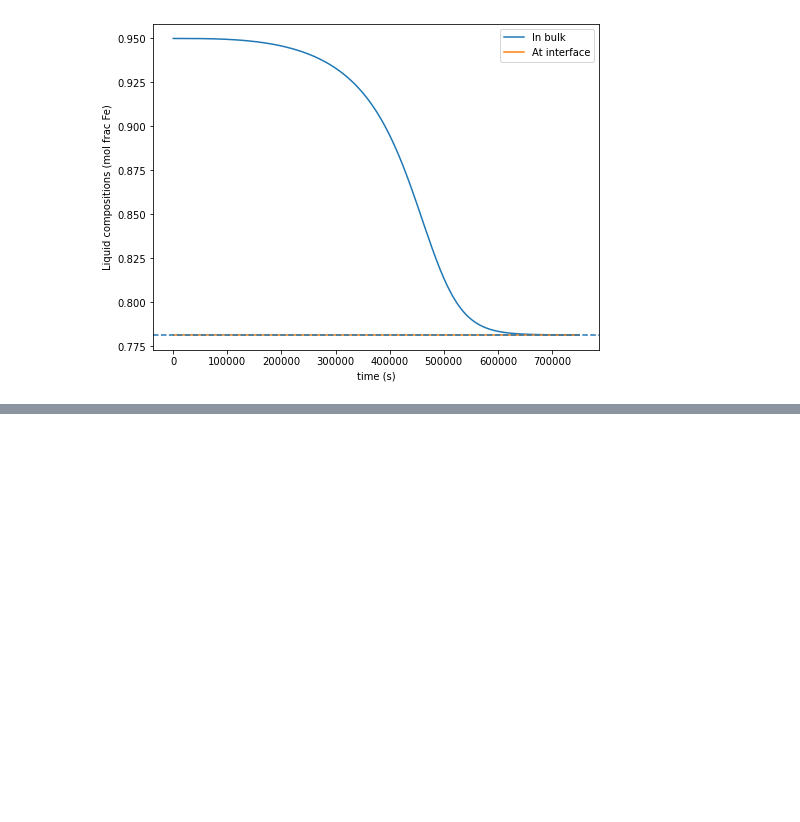
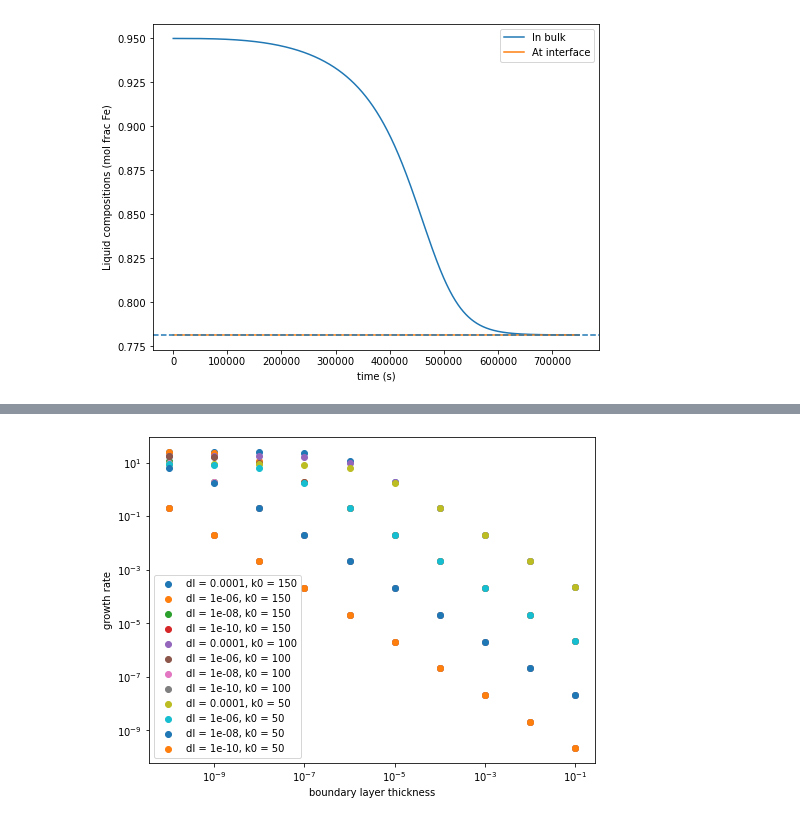
Before and after one commit to andreww/slurry, a Jupyter notebook: growth_with_boundary_layer.ipynb, the cells around one changed output, grey strips where cells are left out. Drawn from its saved outputs; the diff is of its cells as text; code cells hidden in the pictures; blank space fills up the shorter version.

```diff
--- a/growth_with_boundary_layer.ipynb
+++ b/growth_with_boundary_layer.ipynb
@@ -485,0 +498,33 @@ plt.show()
+# %%
+xi = 0.95
+rtot = 1.0
+rp = 0.5
+t = 5000.0
+p = 330.0
+
+deltas = [1.0E-10, 1.0E-9, 1.0E-8, 1.0E-7, 1.0E-6, 1.0E-5, 1.0E-4, 1.0E-3, 1.0E-2, 0.1]
+k0s = [150, 100, 50]
+dls = [1.0E-4, 1.0E-6, 1.0E-8, 1.0E-10]
+vs = []
+
+fig, ax = plt.subplots(figsize=(8,6))
+
+for k0 in k0s:
+    v0, xl, error = well_mixed_growth_rate(rp, xi, rtot, t, p, k0)
+    #print(k0, '--', '--', v, error)
+    for dl in dls:
+        for delta in deltas:
+            v, xp, xl, error = diffusion_growth_rate(rp, xi, delta, rtot, t, p, dl, k0)
+            vs.append(v)
+            #print(k0, delta, dl, v, error)
+        ax.scatter(deltas, np.array(vs), label='dl = {}, k0 = {}'.format(dl, k0))
+        vs = []
+
+ax.legend()
+ax.set_yscale('log')
+ax.set_xscale('log')
+ax.set_ylabel('growth rate')
+ax.set_xlabel('boundary layer thickness')
+plt.show()
+# %% [output]
+[figure, added]
```
Also changed, not shown: parts of 18 cells of this notebook.
